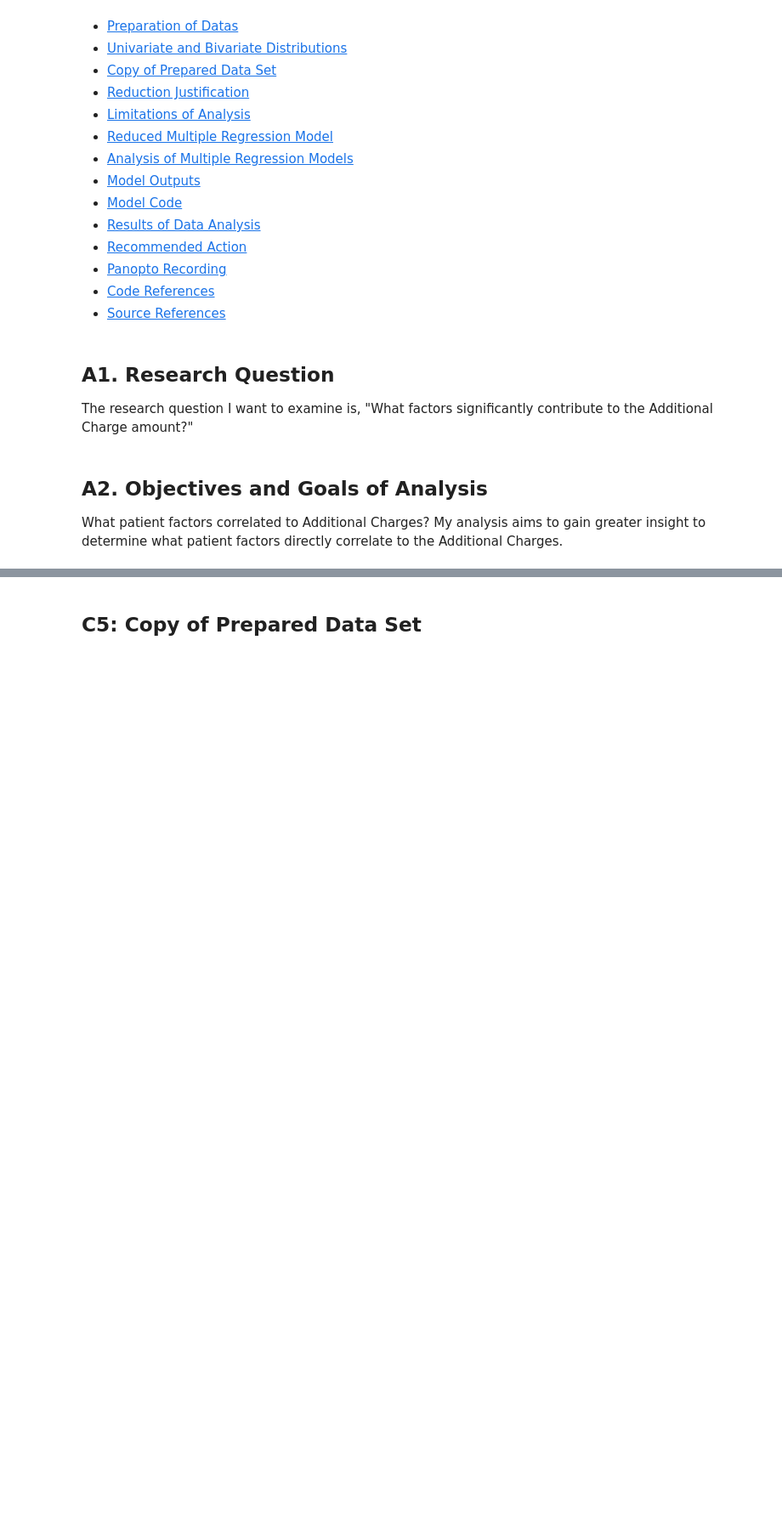
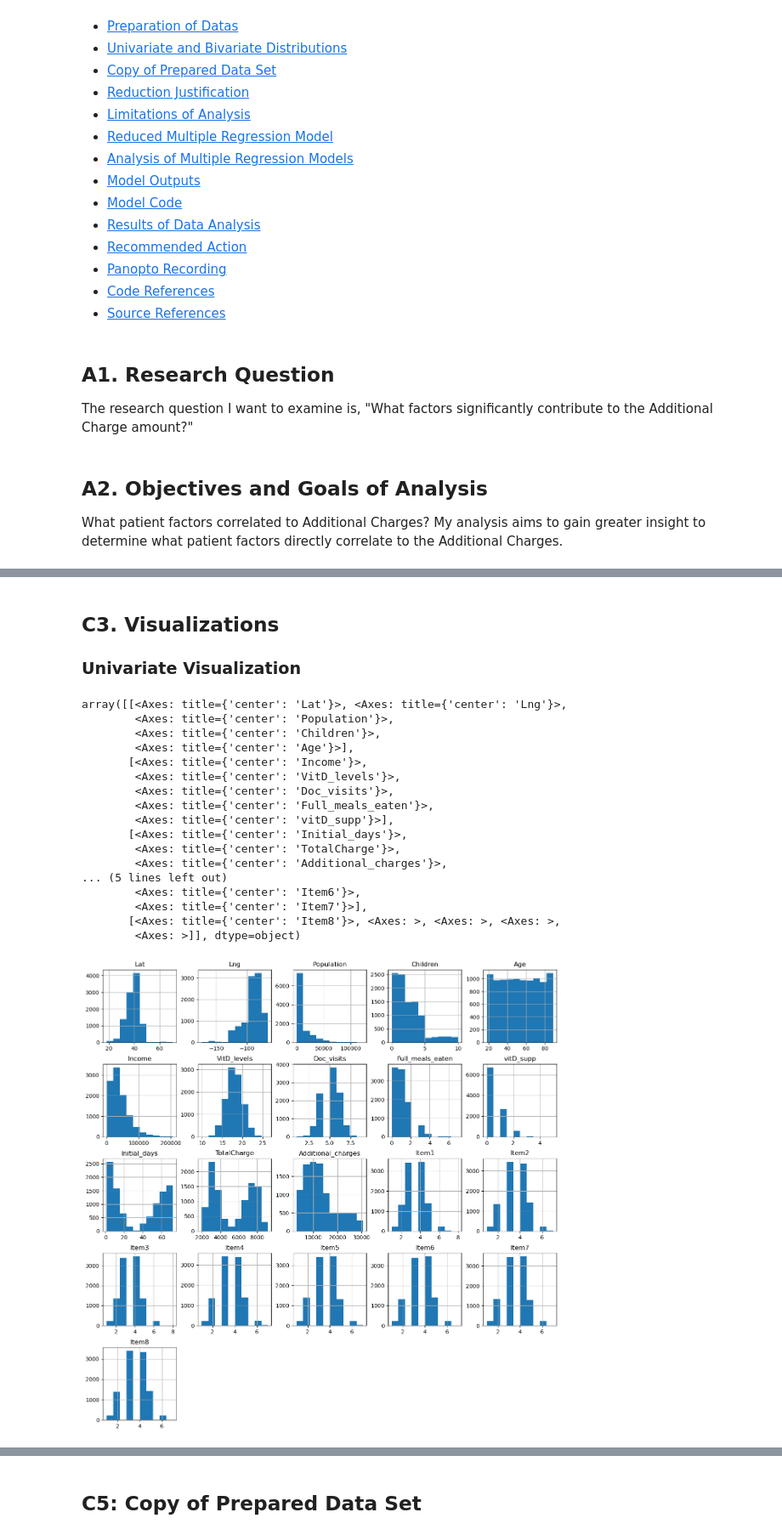
Before and after one commit to BakeUpSolutions/WGU_MSDA_Portfolio, a Jupyter notebook: D208/D208task1-BBAKER.ipynb, the cells around one changed output, grey strips where cells are left out. Shown at 85% size. Saved outputs shown, nothing was run; the diff lists cells and outputs as text; code cells hidden in the pictures; blank space fills up the shorter version.

```diff
--- a/D208/D208task1-BBAKER.ipynb
+++ b/D208/D208task1-BBAKER.ipynb
@@ -94,0 +127,5 @@ Below are vizualizations showing the Placeholder
+# %%
+df = pd.read_csv('./medical_clean.csv', index_col=False, keep_default_na=False)
+
+#Check datatypes and size of dataframe
+df.info()
@@ -94,0 +172,9 @@ Below are vizualizations showing the Placeholder
+# %%
+#Clean datatypes up using code from D206 PA.
+#[In-Text Citation: (Nelson, 2023).]
+
+# Convert Zip to string from integer.
+df['Zip'] = df['Zip'].astype('str')
+
+# Add leading zeros using zfill()
+df['Zip'] = df['Zip'].str.zfill(5)
@@ -104,0 +215,4 @@ Placeholder
+# %%
+#Creating Quantitative Variable
+num_col = df.select_dtypes(exclude = ['object','category'])
+print(num_col.columns)
@@ -104,0 +350,25 @@ Placeholder
+# %% [markdown]
+<a id='#PartC3'></a>
+## C3. Visualizations
+### Univariate Visualization
+# %%
+num_col.drop(columns='CaseOrder').hist(figsize=(15,15))
+# %% [output]
+array([[<Axes: title={'center': 'Lat'}>, <Axes: title={'center': 'Lng'}>,
+        <Axes: title={'center': 'Population'}>,
+        <Axes: title={'center': 'Children'}>,
+        <Axes: title={'center': 'Age'}>],
+       [<Axes: title={'center': 'Income'}>,
+        <Axes: title={'center': 'VitD_levels'}>,
+        <Axes: title={'center': 'Doc_visits'}>,
+        <Axes: title={'center': 'Full_meals_eaten'}>,
+        <Axes: title={'center': 'vitD_supp'}>],
+       [<Axes: title={'center': 'Initial_days'}>,
+        <Axes: title={'center': 'TotalCharge'}>,
+        <Axes: title={'center': 'Additional_charges'}>,
+... (5 lines left out)
+        <Axes: title={'center': 'Item6'}>,
+        <Axes: title={'center': 'Item7'}>],
+       [<Axes: title={'center': 'Item8'}>, <Axes: >, <Axes: >, <Axes: >,
+        <Axes: >]], dtype=object)
+[figure, added]
```
Also changed, not shown: parts of 65 cells of this notebook.
